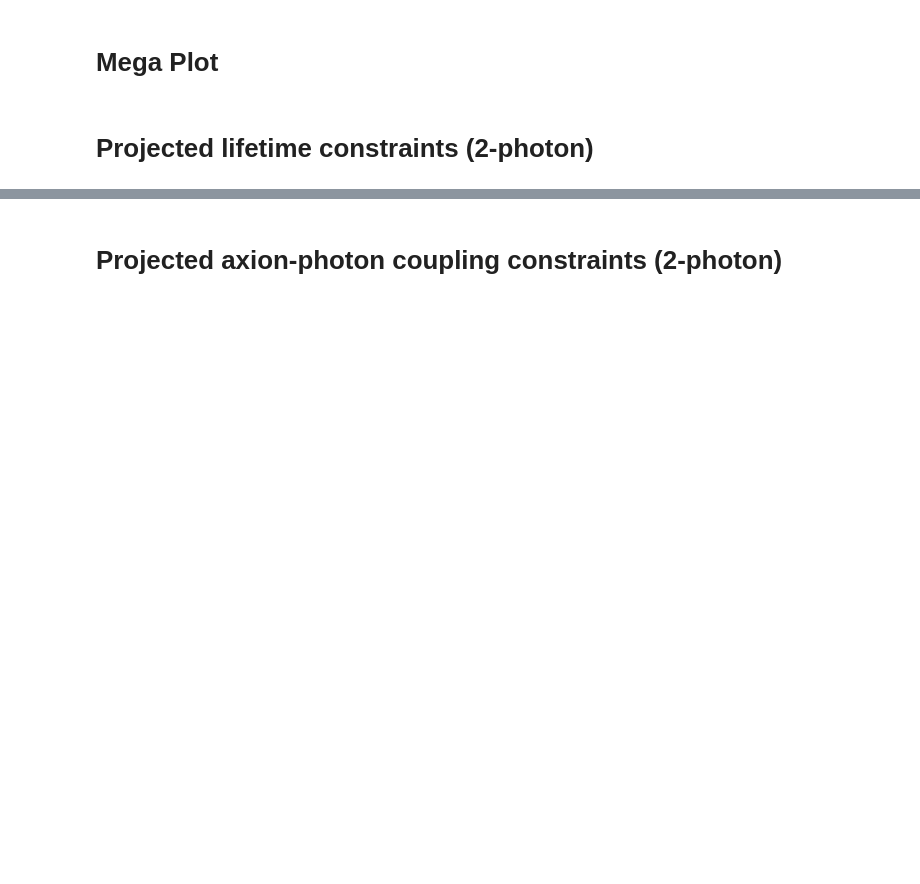
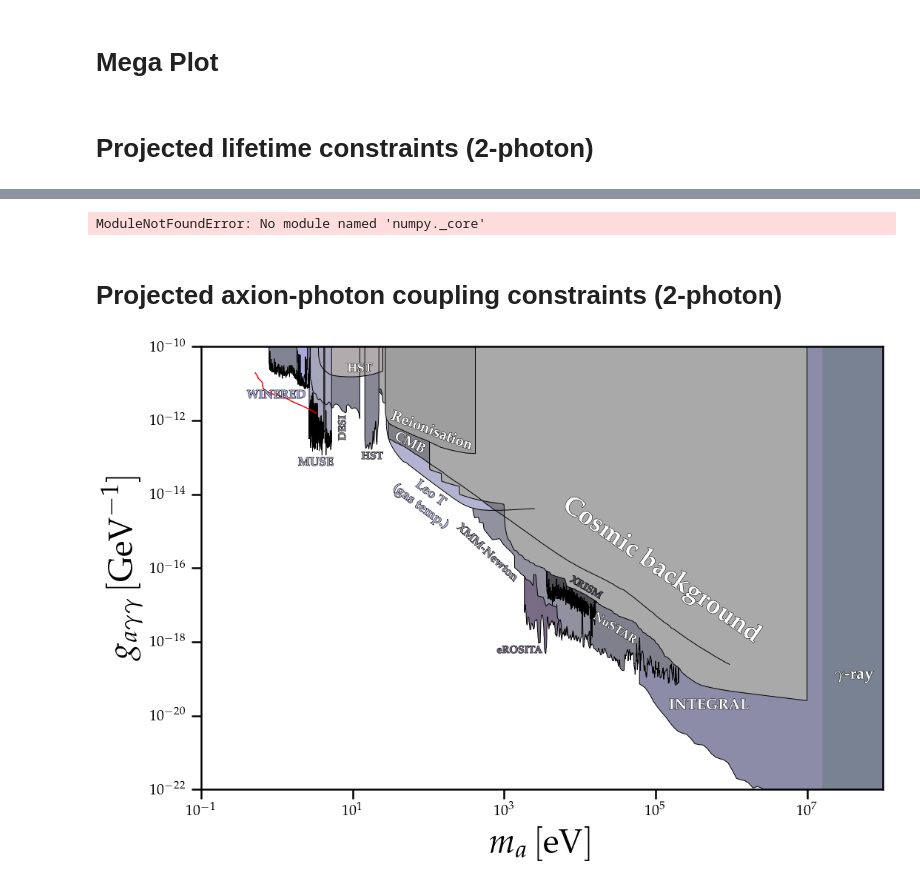
Before and after one commit to joshua-benabou/Mega_Decaying_DM_Milkyway_Analysis, a Jupyter notebook: Mega_plot.ipynb, the cells around one changed output, grey strips where cells are left out. Drawn from its saved outputs; the diff is of its cells as text; code cells hidden in the pictures; blank space fills up the shorter version.

```diff
--- a/Mega_plot.ipynb
+++ b/Mega_plot.ipynb
@@ -222,3 +282,7 @@ plt.savefig("plots/mega_plot_projected_constraint_tau.pdf",bbox_inches="tight")
+# %%
+np.load("projected_limits/Integral_Calore.npy",allow_pickle=True)
+# %% [output]
+ModuleNotFoundError: No module named 'numpy._core'
 # %% [markdown]
 # Projected axion-photon coupling constraints (2-photon)
 # %%
@@ -231,13 +295,17 @@ fig,ax = FigSetup(xlab=r'$m_a [\mathrm{eV}]$',ylab=r'$g_{a\gamma\gamma}\,[\mathr
 # PROJECTED LIMITS
 
 
-for instrument in instrument_list:
+# for instrument in instrument_list:
 
-    projected_limit_dat = np.load("projected_limits/"+instrument+".npy",allow_pickle=True).item()
-    ma_arr = projected_limit_dat["ma_eV"]
-    gayy_limit_arr =  np.sqrt( (64*np.pi) /(projected_limit_dat["tau_limit_arr_s"] * ma_arr**3) )
-    plt.plot(ma_arr, gayy_limit_arr, color="k")
+#     projected_limit_dat = np.load("projected_limits/"+instrument+".npy",allow_pickle=True).item()
+#     ma_arr = projected_limit_dat["mDM_eV"]
+#     gayy_limit_arr =  np.sqrt( (64*np.pi) /(projected_limit_dat["tau_limit_arr_s"] * ma_arr**3) )
+#     plt.plot(ma_arr, gayy_limit_arr, color="k")
 
+
+# !!! replace this
+SPHEREx_proj_MW_deepfield = np.loadtxt("projected_limits/SPHEREx_MW_Deepfield_2year_2412.12286_proj.txt",delimiter=",")
+plt.plot(SPHEREx_proj_MW_deepfield[:,0], SPHEREx_proj_MW_deepfield[:,1],color="red")
 ################################################################
 ###################CIARAN STUFF ################################
 ################################################################
@@ -246,7 +314,10 @@ master_folder = "/global/cfs/cdirs/m3166/benabou/COMSOL/COMSOL_2026/AxionLimits/
 
 edgecolor = 'k'
 
-PlotBound(ax,master_folder+"limit_data/AxionPhoton/JWST_Pinetti.txt",facecolor=array([1,0.95,1.11])*0.7,zorder=0,lw=1,edgecolor=edgecolor,skip=3)
+#PlotBound(ax,master_folder+"limit_data/AxionPhoton/JWST_Pinetti.txt",facecolor=array([1,0.95,1.11])*0.7,zorder=0,lw=1,edgecolor=edgecolor,skip=3)
+#ax.text(0.23,0.3e-12,r'{\bf JWST}',color=array([1,0.95,1.11])*0.7,fontsize=16,rotation=0,path_effects=line_background(1,'k'))
+
+
 PlotBound(ax,master_folder+"limit_data/AxionPhoton/DESI.txt",facecolor=array([1,1,1.11])*0.53,zorder=0,lw=1,edgecolor=edgecolor)
 PlotBound(ax,master_folder+"limit_data/AxionPhoton/HST_dwarfs.txt",facecolor=array([1,1,1.11])*0.53,zorder=0,lw=1,edgecolor=edgecolor)
 PlotBound(ax,master_folder+"limit_data/AxionPhoton/HST.txt",facecolor=array([1.04,1,1.02])*0.67,zorder=0,lw=1,edgecolor=edgecolor)
@@ -273,36 +344,40 @@ ax.text(13,0.9e-13,r'{\bf HST}',color=array([1,1,1.11])*0.53,fontsize=14,rotatio
 ax.text(1.9,0.6e-13,r'{\bf MUSE}',color=array([1,1,1.13])*0.65,fontsize=16,rotation=0,path_effects=line_background(1,'k'))
 ax.text(6.4,0.34e-12,r'{\bf DESI}',color=array([1,1,1.11])*0.53,fontsize=14,rotation=90,path_effects=line_background(1,'k'))
 ax.text(8.5,2.1e-11,r'{\bf HST}',color='w',fontsize=16,rotation=0,path_effects=line_background(1,'k'))
-ax.text(0.23,0.3e-12,r'{\bf JWST}',color=array([1,0.95,1.11])*0.7,fontsize=16,rotation=0,path_effects=line_background(1,'k'))
 ax.text(0.4,0.4e-11,r'{\bf WINERED}',color=array([1,1,1.3])*0.66,fontsize=16,rotation=0,path_effects=line_background(1,'k'))
 
 
 
 ax.text(0.3e2,1.6e-13,r'{\bf Reionisation}',color='w',fontsize=20,rotation=-21,path_effects=line_background(1,'k'))
 ax.text(0.33e2,1.3e-13,r'{\bf CMB}',color='w',fontsize=18.5,rotation=-27,path_effects=line_background(1,'k'))
 ax.text(3.1e1,0.33e-14,r'\begin{center}{\bf Leo T \linebreak (gas temp.)}\end{center}',color=array([1,1,1.17])*0.7,fontsize=18,rotation=-37,path_effects=line_background(1,'k'))
 
 
 ax.text(0.7e4,1.5e-17,r'{\bf XRISM}',color=array([1,1,1.1])*0.3,fontsize=14,rotation=-30,path_effects=line_background(1,'k'))
 ax.text(2.2e2,0.45e-16,r'{\bf XMM-Newton}',color=array([1,1,1.1])*0.57,fontsize=16,rotation=-43,path_effects=line_background(1,'k'))
 ax.text(1.4e4,0.9e-18,r'{\bf  NuSTAR}',color='w',fontsize=16,rotation=-32,path_effects=line_background(1,'k'))
 ax.text(0.15e6,0.15e-19,r'{\bf INTEGRAL}',color='w',fontsize=20,rotation=0,path_effects=line_background(1,'k'))
 ax.text(2.3e7,0.1e-18,r'{\bf $\gamma$-ray}',color='w',fontsize=22,rotation=0,path_effects=line_background(1,'k'))
 
 ax.text(0.005e6,1e-18,r'{\bf Cosmic background}',color='w',fontsize=35,rotation=-35,path_effects=line_background(1,'k'))
 
 ax.text(8.0e2,0.5e-18,r'{\bf eROSITA}',color=array([1,0.9,1.1])*0.47,fontsize=14,rotation=0,path_effects=line_background(1,'k'))
 
 
 
 ################################################################
-plt.xlim([1e-1,1e8]) #plt.xlim([1e-1,1e12])
-plt.ylim([1e-21,1e-10])
+# plt.xlim([1e-1,1e12])
+# plt.ylim([1e-24,1e-10])
+
+plt.xlim([1e-1,1e8])
+plt.ylim([1e-22,1e-10])
 
 #plt.legend()
 plt.yscale("log")
 plt.xscale("log")
 
 plt.ylabel(r"$g_{a\gamma\gamma}\, [\mathrm{GeV}^{-1}]$")
 plt.xlabel(r"$m_a\, [\mathrm{eV}]$")
 plt.savefig("plots/mega_plot_projected_constraint_gayy.pdf",bbox_inches="tight")
+# %% [output]
+[figure, added]
```
Also changed, not shown: parts of 3 cells of this notebook.
